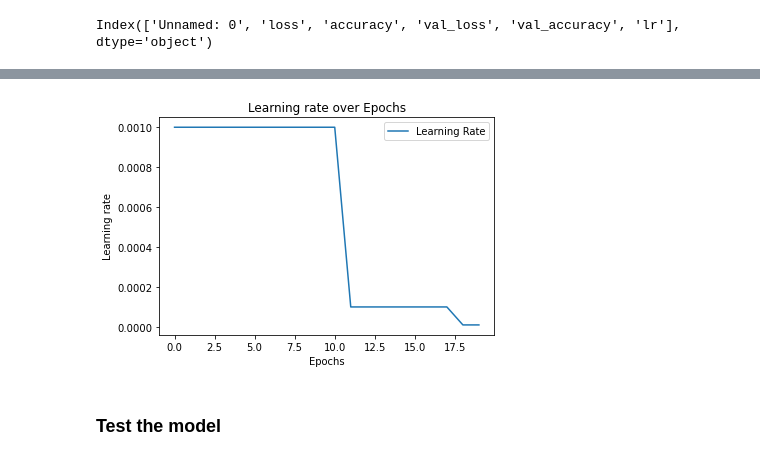
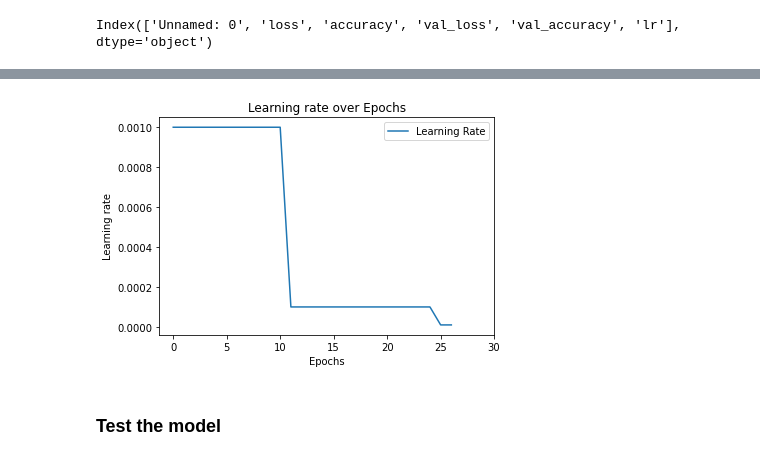
Before and after one commit to joao-pm-santos96/ml_project2, a Jupyter notebook: pneumonia.ipynb, the cells around one changed output, grey strips where cells are left out. Saved outputs shown, nothing was run; the diff lists cells and outputs as text; code cells hidden in the pictures.

```diff
--- a/pneumonia.ipynb
+++ b/pneumonia.ipynb
@@ -44,7 +44,7 @@ import tensorflow_addons as tfa
 
 # MODEL = "CNN"
 MODEL = "EfficientNet"
-efficientnet_model = tf.keras.applications.efficientnet.EfficientNetB0
+efficientnet_model = tf.keras.applications.efficientnet.EfficientNetB3
 model_name = "cnn" if MODEL == "CNN" else efficientnet_model.__name__
 
 BATCH_SIZE = 2
@@ -434,12 +438,14 @@ plt.savefig(f'./imgs/{model_name}_accu.pdf', format='pdf', bbox_inches='tight')
 # %%
 history_df.loc[0:, ['lr']].plot(
     title='Learning rate over Epochs',
     xlabel='Epochs',
     ylabel='Learning rate')
 plt.legend(["Learning Rate"])
+plt.xticks(np.arange(0, 31, step=5))
+plt.yticks(np.arange(0, 0.0012, step=0.0002))
 plt.savefig(f'./imgs/{model_name}_lr.pdf', format='pdf', bbox_inches='tight')
 # %% [output]
-[figure, old version]
+[figure, new version]
 # %% [markdown]
 ### Test the model
 # %%
```
Also changed, not shown: parts of 9 cells of this notebook, 10 other files.
